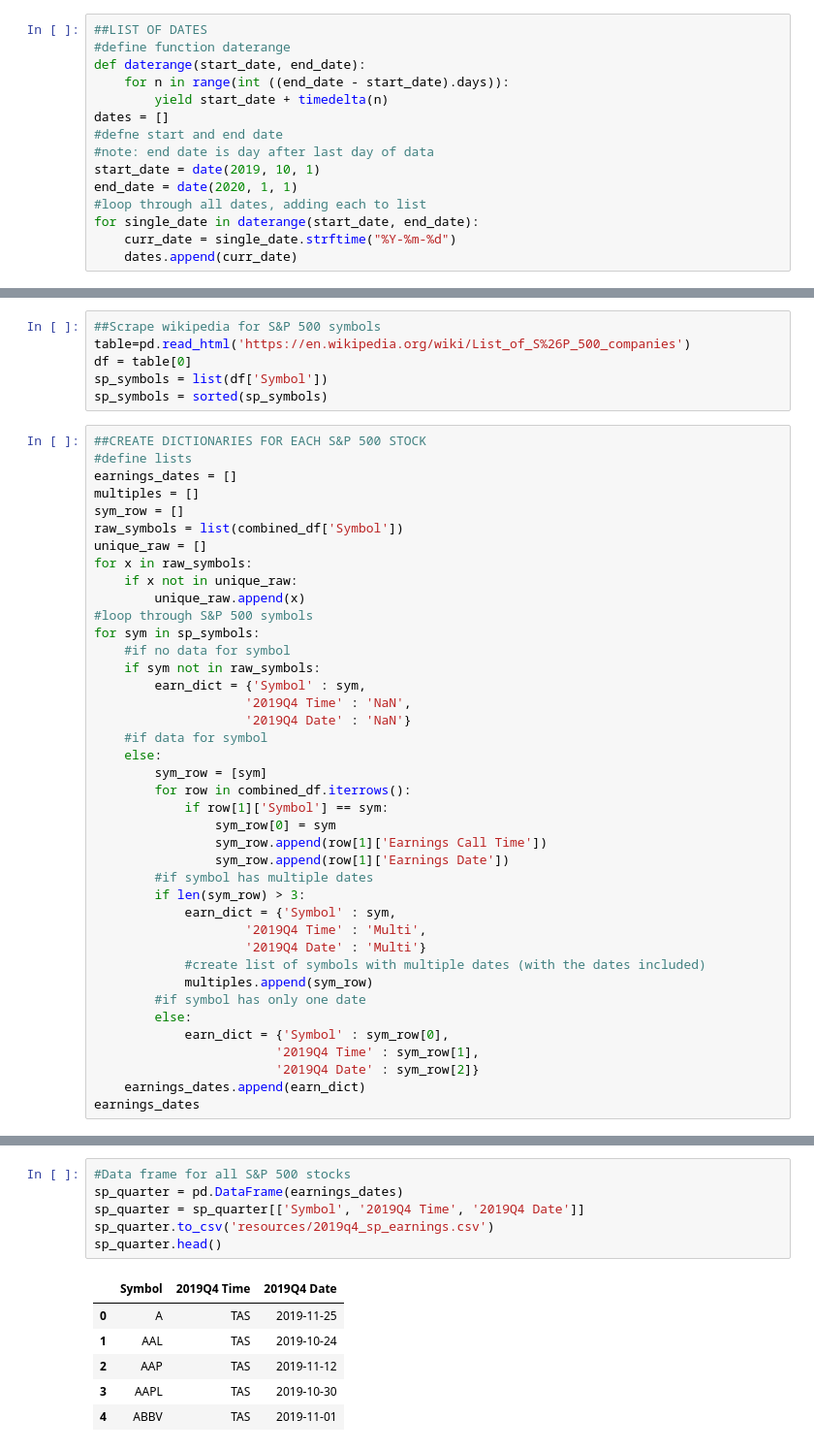
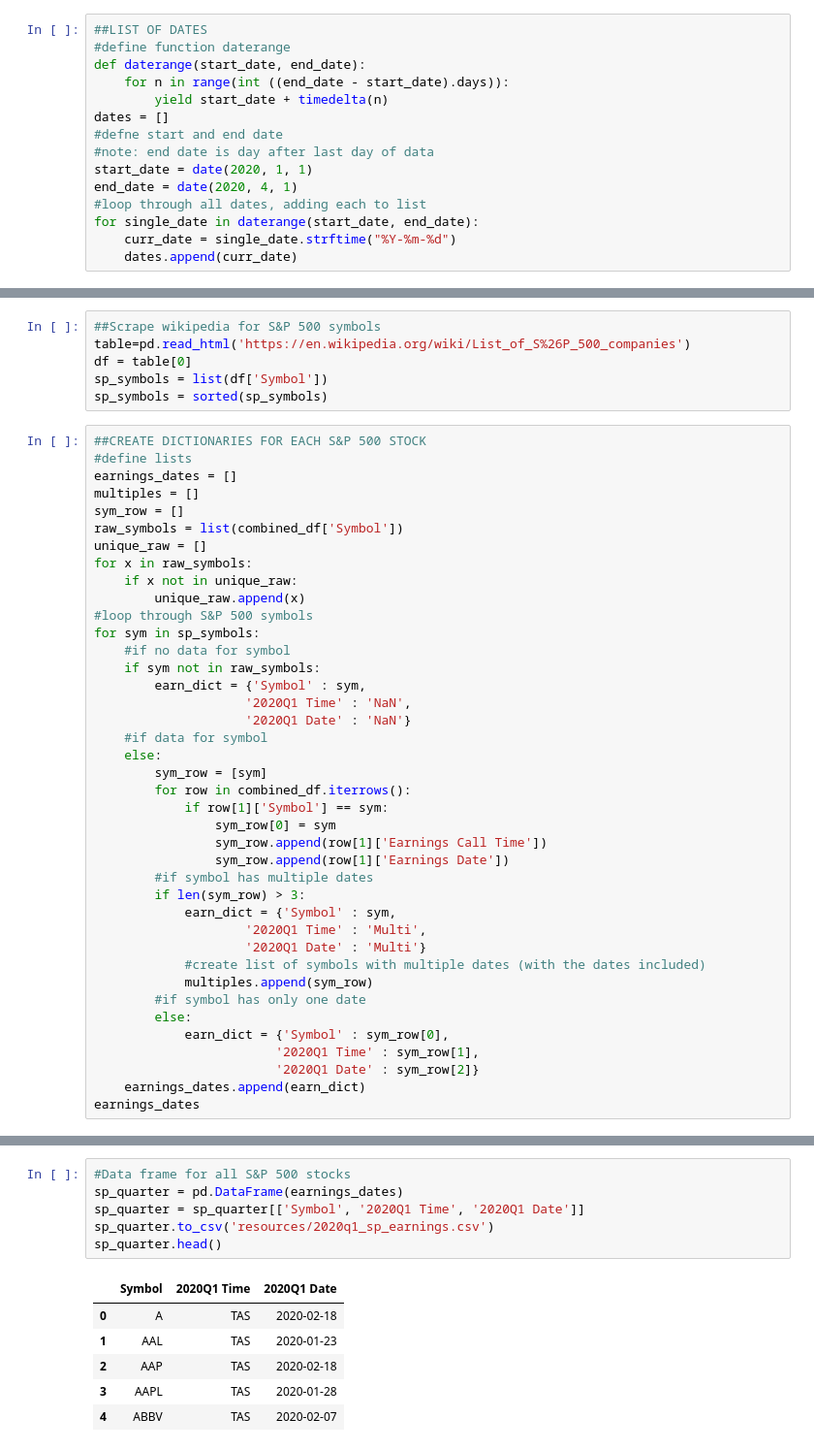
Before and after one commit to djoleary5/earnings_options_strategy, a Jupyter notebook: els_scrape_quarter.ipynb, the cells around one changed output, grey strips where cells are left out. Shown: that part at 97% size. Saved outputs shown, nothing was run; the diff lists cells and outputs as text.

```diff
--- a/els_scrape_quarter.ipynb
+++ b/els_scrape_quarter.ipynb
@@ -16,8 +16,8 @@ def daterange(start_date, end_date):
 dates = []
 #defne start and end date
 #note: end date is day after last day of data
-start_date = date(2019, 10, 1)
-end_date = date(2020, 1, 1)
+start_date = date(2020, 1, 1)
+end_date = date(2020, 4, 1)
 #loop through all dates, adding each to list
 for single_date in daterange(start_date, end_date):
     curr_date = single_date.strftime("%Y-%m-%d")
@@ -86,8 +86,8 @@ for sym in sp_symbols:
     #if no data for symbol
     if sym not in raw_symbols:
         earn_dict = {'Symbol' : sym,
-                    '2019Q4 Time' : 'NaN',
-                    '2019Q4 Date' : 'NaN'}
+                    '2020Q1 Time' : 'NaN',
+                    '2020Q1 Date' : 'NaN'}
     #if data for symbol
     else:
         sym_row = [sym]
@@ -99,15 +99,15 @@ for sym in sp_symbols:
         #if symbol has multiple dates
         if len(sym_row) > 3:
             earn_dict = {'Symbol' : sym,
-                    '2019Q4 Time' : 'Multi',
-                    '2019Q4 Date' : 'Multi'}
+                    '2020Q1 Time' : 'Multi',
+                    '2020Q1 Date' : 'Multi'}
             #create list of symbols with multiple dates (with the dates included)
             multiples.append(sym_row)
         #if symbol has only one date
         else:
             earn_dict = {'Symbol' : sym_row[0],
-                        '2019Q4 Time' : sym_row[1],
-                        '2019Q4 Date' : sym_row[2]}
+                        '2020Q1 Time' : sym_row[1],
+                        '2020Q1 Date' : sym_row[2]}
     earnings_dates.append(earn_dict)
 earnings_dates
 # %% [output]
@@ -142,13 +150,13 @@ mdf
 # %%
 #Data frame for all S&P 500 stocks
 sp_quarter = pd.DataFrame(earnings_dates)
-sp_quarter = sp_quarter[['Symbol', '2019Q4 Time', '2019Q4 Date']]
-sp_quarter.to_csv('resources/2019q4_sp_earnings.csv')
+sp_quarter = sp_quarter[['Symbol', '2020Q1 Time', '2020Q1 Date']]
+sp_quarter.to_csv('resources/2020q1_sp_earnings.csv')
 sp_quarter.head()
 # %% [output]
-|  | Symbol | 2019Q4 Time | 2019Q4 Date |
-| 0 | A | TAS | 2019-11-25 |
-| 1 | AAL | TAS | 2019-10-24 |
-| 2 | AAP | TAS | 2019-11-12 |
-| 3 | AAPL | TAS | 2019-10-30 |
-| 4 | ABBV | TAS | 2019-11-01 |
+|  | Symbol | 2020Q1 Time | 2020Q1 Date |
+| 0 | A | TAS | 2020-02-18 |
+| 1 | AAL | TAS | 2020-01-23 |
+| 2 | AAP | TAS | 2020-02-18 |
+| 3 | AAPL | TAS | 2020-01-28 |
+| 4 | ABBV | TAS | 2020-02-07 |
```
Also changed, not shown: parts of 3 cells of this notebook, 3 other files.
